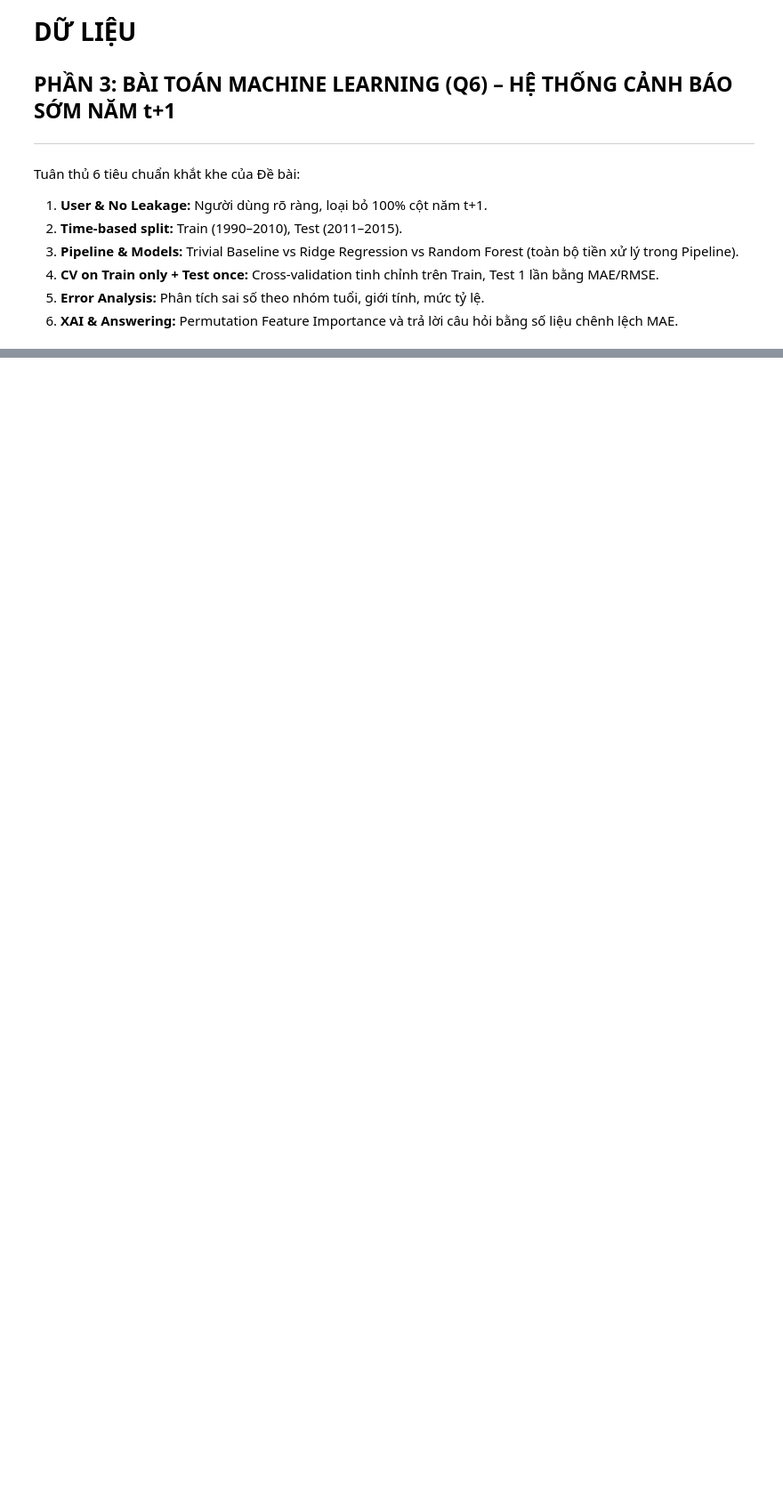
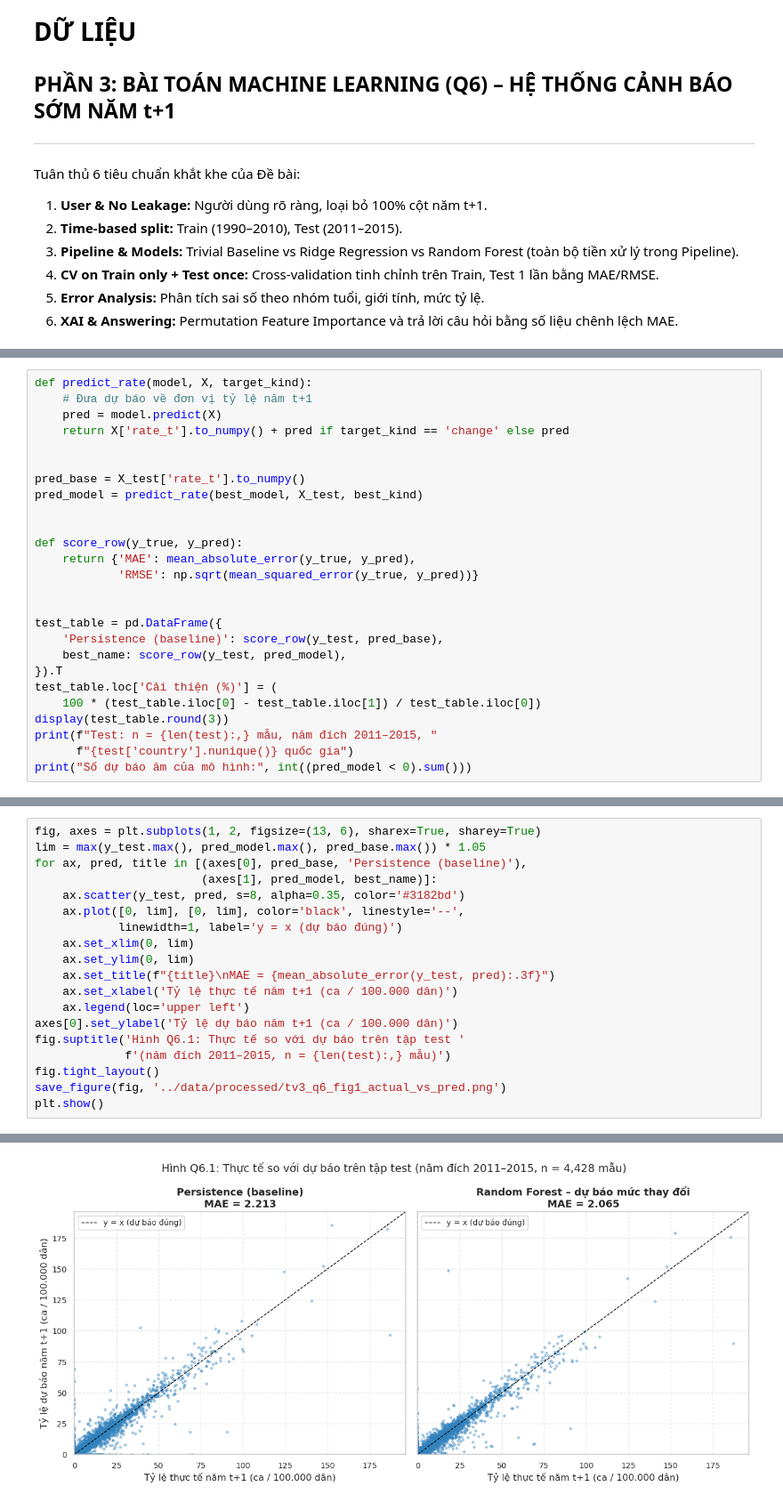
Before and after one commit to 24122039Kien/HCMUS_HKD_program_for_data_scientists, a Jupyter notebook: notebooks/03_ml_question.ipynb, the cells around one changed output, grey strips where cells are left out. Shown at 89% size. Drawn from its saved outputs; the diff is of its cells as text; blank space fills up the shorter version.

```diff
--- a/notebooks/03_ml_question.ipynb
+++ b/notebooks/03_ml_question.ipynb
@@ -34,0 +287,26 @@ print("Scikit-learn và các công cụ Machine Learning đã sẵn sàng!")
+# %%
+def predict_rate(model, X, target_kind):
+    # Đưa dự báo về đơn vị tỷ lệ năm t+1
+    pred = model.predict(X)
+    return X['rate_t'].to_numpy() + pred if target_kind == 'change' else pred
+
+
+pred_base = X_test['rate_t'].to_numpy()
+pred_model = predict_rate(best_model, X_test, best_kind)
+
+
+def score_row(y_true, y_pred):
+    return {'MAE': mean_absolute_error(y_true, y_pred),
+            'RMSE': np.sqrt(mean_squared_error(y_true, y_pred))}
+
+
+test_table = pd.DataFrame({
+    'Persistence (baseline)': score_row(y_test, pred_base),
+    best_name: score_row(y_test, pred_model),
+}).T
+test_table.loc['Cải thiện (%)'] = (
+    100 * (test_table.iloc[0] - test_table.iloc[1]) / test_table.iloc[0])
+display(test_table.round(3))
+print(f"Test: n = {len(test):,} mẫu, năm đích 2011–2015, "
+      f"{test['country'].nunique()} quốc gia")
+print("Số dự báo âm của mô hình:", int((pred_model < 0).sum()))
@@ -34,0 +320,20 @@ print("Scikit-learn và các công cụ Machine Learning đã sẵn sàng!")
+# %%
+fig, axes = plt.subplots(1, 2, figsize=(13, 6), sharex=True, sharey=True)
+lim = max(y_test.max(), pred_model.max(), pred_base.max()) * 1.05
+for ax, pred, title in [(axes[0], pred_base, 'Persistence (baseline)'),
+                        (axes[1], pred_model, best_name)]:
+    ax.scatter(y_test, pred, s=8, alpha=0.35, color='#3182bd')
+    ax.plot([0, lim], [0, lim], color='black', linestyle='--',
+            linewidth=1, label='y = x (dự báo đúng)')
+    ax.set_xlim(0, lim)
+    ax.set_ylim(0, lim)
+    ax.set_title(f"{title}\nMAE = {mean_absolute_error(y_test, pred):.3f}")
+    ax.set_xlabel('Tỷ lệ thực tế năm t+1 (ca / 100.000 dân)')
+    ax.legend(loc='upper left')
+axes[0].set_ylabel('Tỷ lệ dự báo năm t+1 (ca / 100.000 dân)')
+fig.suptitle('Hình Q6.1: Thực tế so với dự báo trên tập test '
+             f'(năm đích 2011–2015, n = {len(test):,} mẫu)')
+fig.tight_layout()
+save_figure(fig, '../data/processed/tv3_q6_fig1_actual_vs_pred.png')
+plt.show()
+# %% [output]
@@ -34,0 +341 @@ print("Scikit-learn và các công cụ Machine Learning đã sẵn sàng!")
+[figure, added]
```
Also changed, not shown: parts of 21 cells of this notebook.
